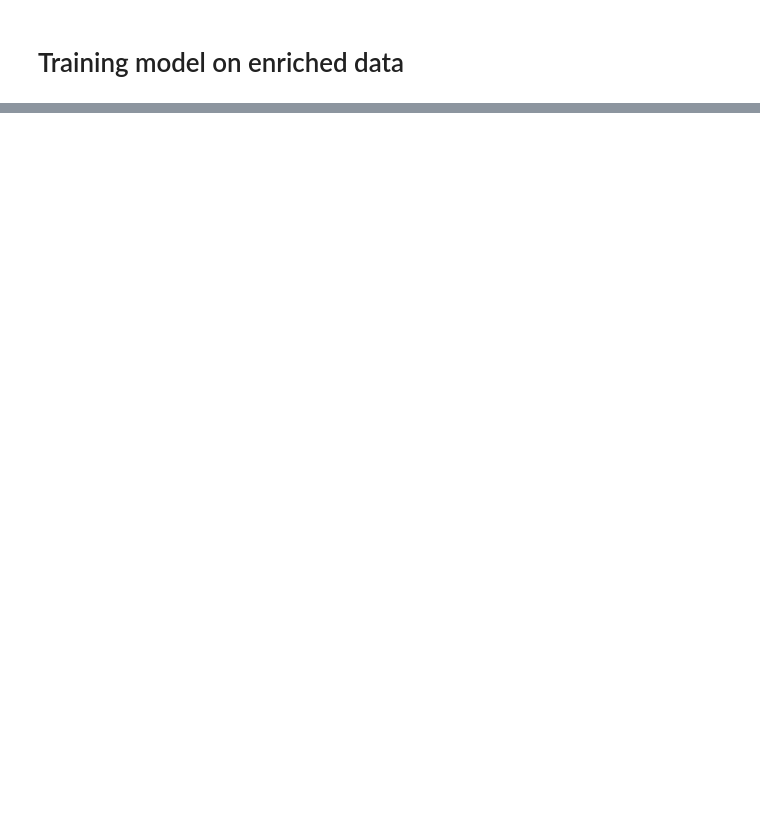
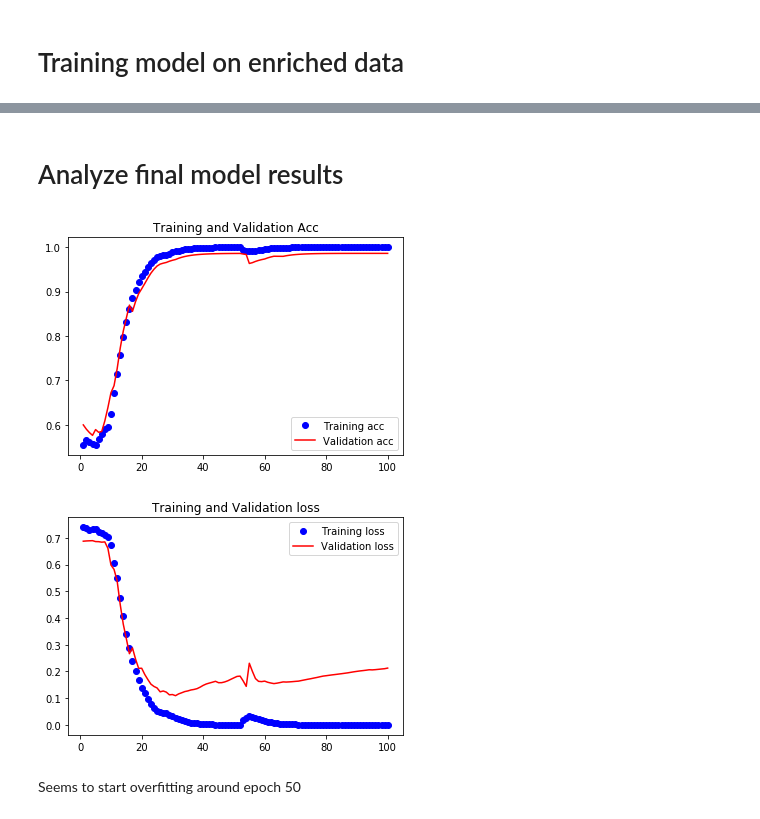
Before and after one commit to Jan-Majewski/Kaggle, a Jupyter notebook: 02_Pollen_bee_classification.ipynb, the cells around one changed output, grey strips where cells are left out. Cells and saved outputs as stored; diff of their text form; code cells hidden in the pictures; blank space fills up the shorter version.

```diff
--- a/02_Pollen_bee_classification.ipynb
+++ b/02_Pollen_bee_classification.ipynb
@@ -403,10 +359,10 @@ y_train.shape
 from functools import partial
 
 DefaultConv2D = partial(keras.layers.Conv2D,
-                        kernel_size=3, activation='relu', padding="SAME")
+                        kernel_size=(3,3), activation='relu', padding="SAME")
 
 model2 = keras.models.Sequential([
-    DefaultConv2D(filters=64, kernel_size=3, input_shape=[150, 90, 3]),
+    DefaultConv2D(filters=64, kernel_size=(3,3), input_shape=[150, 90, 3]),
     keras.layers.MaxPooling2D(pool_size=2),
     DefaultConv2D(filters=64),
     keras.layers.MaxPooling2D(pool_size=2),
@@ -415,9 +371,11 @@ model2 = keras.models.Sequential([
     keras.layers.MaxPooling2D(pool_size=2),
     DefaultConv2D(filters=256),
     DefaultConv2D(filters=256),
-    keras.layers.MaxPooling2D(pool_size=2),
     keras.layers.Flatten(),
     keras.layers.Dropout(0.5),
-    keras.layers.Dense(units=256, activation='relu'),
+    keras.layers.Dense(units=198, activation='relu'),
     keras.layers.Dense(units=1, activation='sigmoid'),
 ])
+# %%
+model2.compile(loss='binary_crossentropy', optimizer="nadam", metrics=["accuracy"])
+history2 = model2.fit(X_train, y_train, epochs=100, validation_data=[X_val, y_val], batch_size=15)
@@ -423,0 +400,36 @@ model2 = keras.models.Sequential([
+# %% [markdown]
+# Analyze final model results
+# %%
+def smooth_curve(points, factor=0.8): #this function will make our plots more smooth
+	smoothed_points = []
+	for point in points:
+		if smoothed_points:
+			previous = smoothed_points[-1]
+			smoothed_points.append(previous*factor+point*(1-factor))
+		else:
+			smoothed_points.append(point)
+	return smoothed_points
+# %%
+
+acc = history2.history['accuracy']
+val_acc = history2.history['val_accuracy']
+loss = history2.history['loss']
+val_loss = history2.history['val_loss']
+# %%
+epochs = range(1, len(acc)+1)
+plt.plot(epochs, smooth_curve(acc), 'bo', label='Training acc')
+plt.plot(epochs, smooth_curve(val_acc), 'r-', label='Validation acc')
+plt.legend()
+plt.title('Training and Validation Acc')
+plt.figure()
+
+plt.plot(epochs, smooth_curve(loss), 'bo', label='Training loss')
+plt.plot(epochs, smooth_curve(val_loss), 'r-', label='Validation loss')
+plt.legend()
+plt.title('Training and Validation loss')
+plt.show()
+# %% [output]
+[figure, added]
+[figure, added]
+# %% [markdown]
+Seems to start overfitting around epoch 50
```
Also changed, not shown: parts of 64 cells of this notebook.
